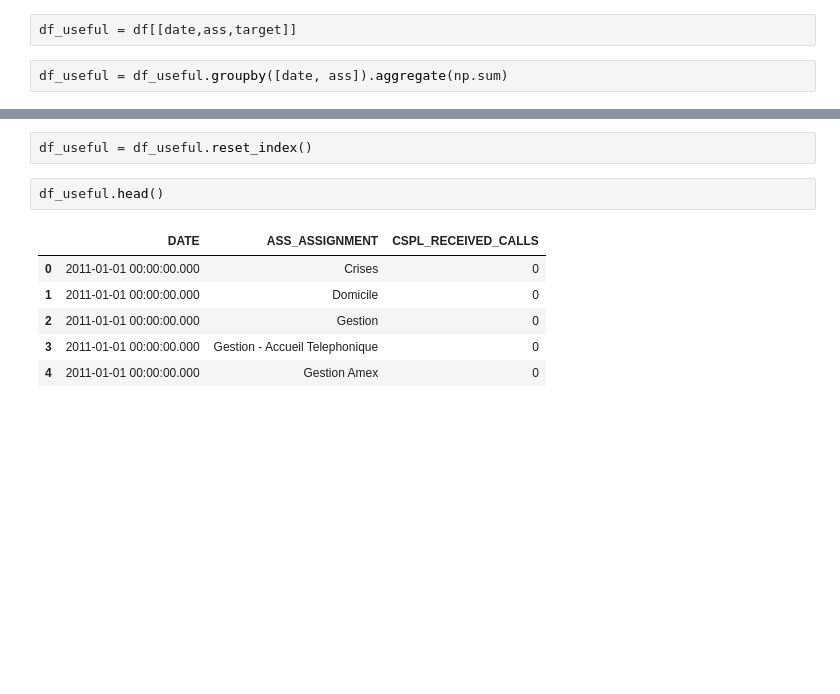
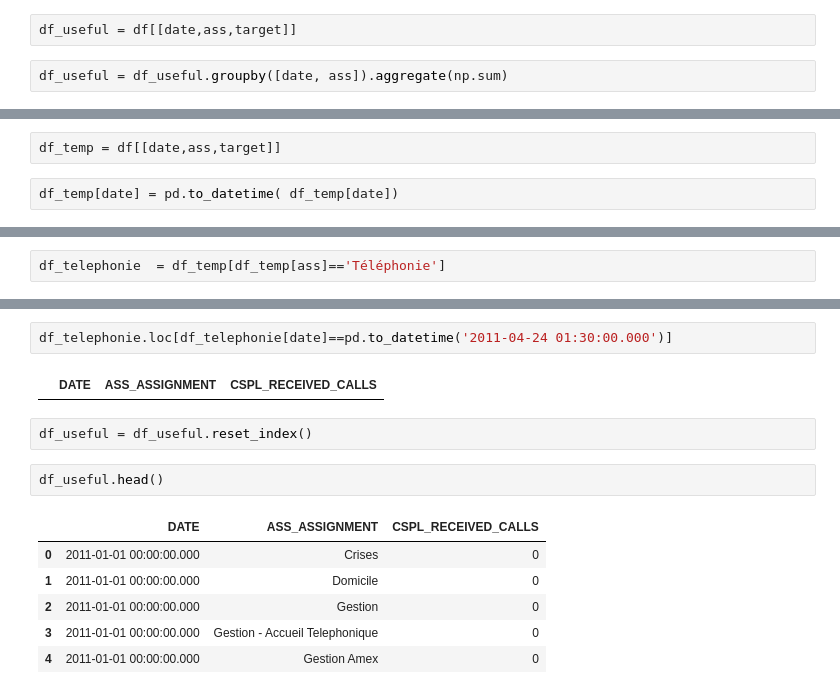
Before and after one commit to zhengying-liu/axa-data-challenge-yellow, a Jupyter notebook: challenge_zhengying.ipynb, the cells around one changed output, grey strips where cells are left out. Drawn from its saved outputs; the diff is of its cells as text; blank space fills up the shorter version.

```diff
--- a/challenge_zhengying.ipynb
+++ b/challenge_zhengying.ipynb
@@ -40,0 +37,4 @@ df_useful.size
+# %%
+df_temp = df[[date,ass,target]]
+# %%
+df_temp[date] = pd.to_datetime( df_temp[date])
@@ -40,0 +47,2 @@ df_useful.size
+# %%
+df_telephonie  = df_temp[df_temp[ass]=='Téléphonie']
@@ -41,3 +60,7 @@ df_useful.size
+# %%
+df_telephonie.loc[df_telephonie[date]==pd.to_datetime('2011-04-24 01:30:00.000')]
+# %% [output]
+|  | DATE | ASS_ASSIGNMENT | CSPL_RECEIVED_CALLS |
 # %%
 df_useful = df_useful.reset_index()
 # %%
```
Also changed, not shown: parts of 28 cells of this notebook, 11 other files.
